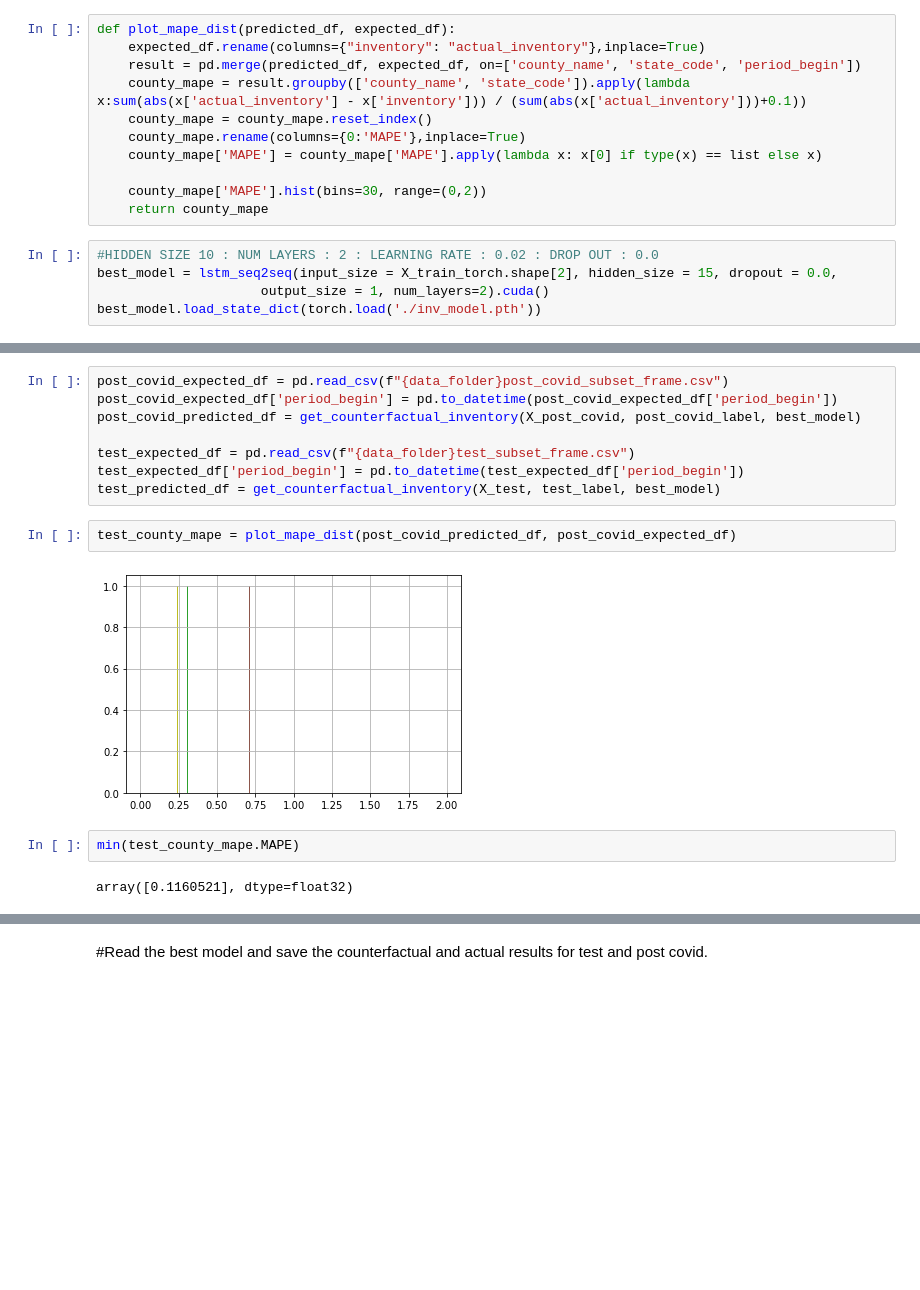
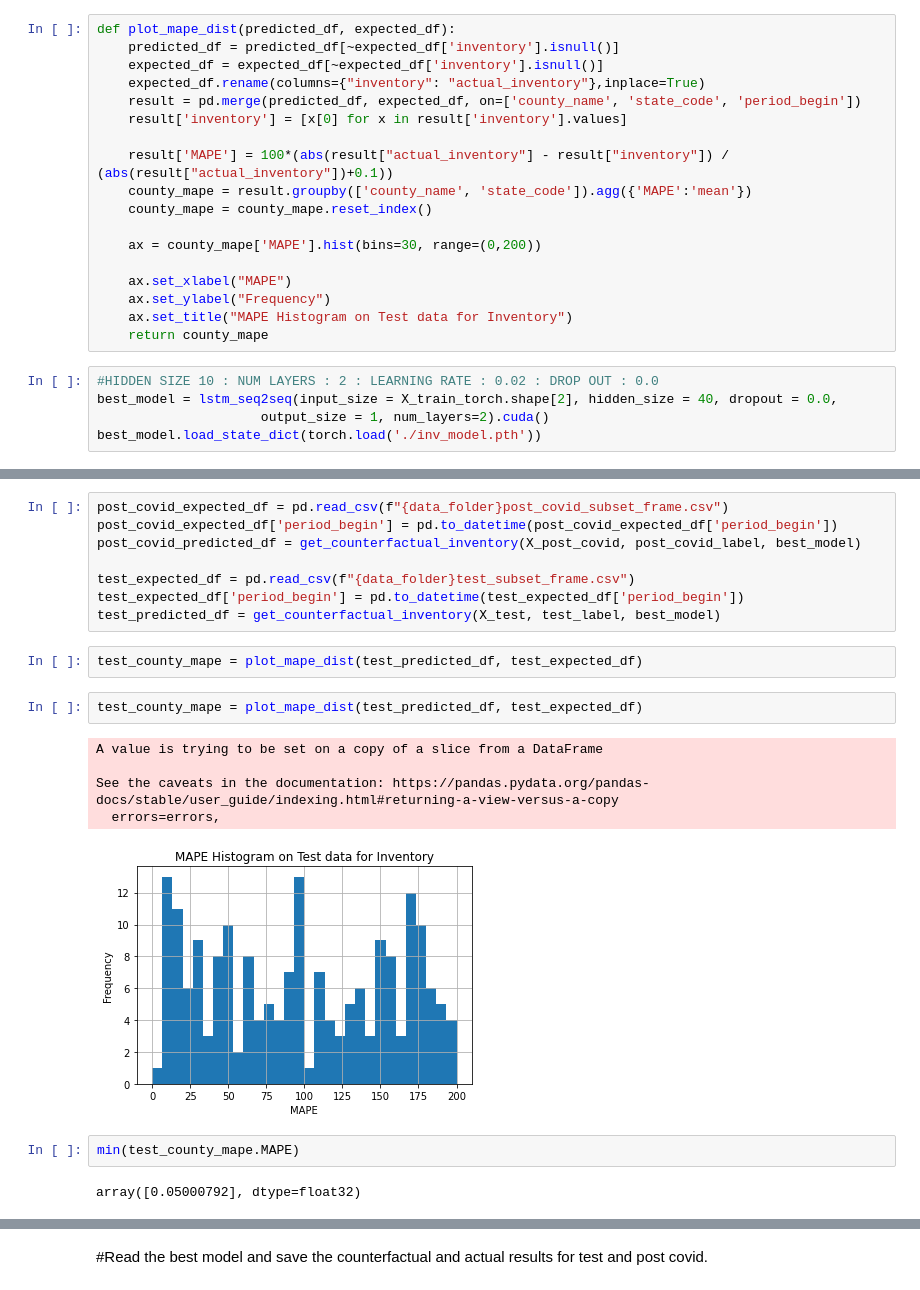
Before and after one commit to sparsha1644/HomePriceBeastNew, a Jupyter notebook: LSTM_EncoderDecoder.ipynb, the cells around one changed output, grey strips where cells are left out. Saved outputs shown, nothing was run; the diff lists cells and outputs as text; blank space fills up the shorter version.

Commit message:
Uploading all model files final version

```diff
--- a/LSTM_EncoderDecoder.ipynb
+++ b/LSTM_EncoderDecoder.ipynb
@@ -570,18 +572,25 @@ def get_counterfactual_inventory(X_post_covid, post_covid_label, lstm_model):
     return counterfactual_df
 # %%
 def plot_mape_dist(predicted_df, expected_df):
+    predicted_df = predicted_df[~expected_df['inventory'].isnull()]
+    expected_df = expected_df[~expected_df['inventory'].isnull()]
     expected_df.rename(columns={"inventory": "actual_inventory"},inplace=True)
     result = pd.merge(predicted_df, expected_df, on=['county_name', 'state_code', 'period_begin'])
-    county_mape = result.groupby(['county_name', 'state_code']).apply(lambda x:sum(abs(x['actual_inventory'] - x['inventory'])) / (sum(abs(x['actual_inventory']))+0.1))
+    result['inventory'] = [x[0] for x in result['inventory'].values]
+
+    result['MAPE'] = 100*(abs(result["actual_inventory"] - result["inventory"]) / (abs(result["actual_inventory"])+0.1))
+    county_mape = result.groupby(['county_name', 'state_code']).agg({'MAPE':'mean'})
     county_mape = county_mape.reset_index()
-    county_mape.rename(columns={0:'MAPE'},inplace=True)
-    county_mape['MAPE'] = county_mape['MAPE'].apply(lambda x: x[0] if type(x) == list else x)
 
-    county_mape['MAPE'].hist(bins=30, range=(0,2))
+    ax = county_mape['MAPE'].hist(bins=30, range=(0,200))
+
+    ax.set_xlabel("MAPE")
+    ax.set_ylabel("Frequency")
+    ax.set_title("MAPE Histogram on Test data for Inventory")
     return county_mape
 # %%
 #HIDDEN SIZE 10 : NUM LAYERS : 2 : LEARNING RATE : 0.02 : DROP OUT : 0.0
-best_model = lstm_seq2seq(input_size = X_train_torch.shape[2], hidden_size = 15, dropout = 0.0,
+best_model = lstm_seq2seq(input_size = X_train_torch.shape[2], hidden_size = 40, dropout = 0.0,
                      output_size = 1, num_layers=2).cuda()
 best_model.load_state_dict(torch.load('./inv_model.pth'))
 # %% [output]
@@ -594,14 +624,20 @@ post_covid_predicted_df = get_counterfactual_inventory(X_post_covid, post_covid_
 test_expected_df = pd.read_csv(f"{data_folder}test_subset_frame.csv")
 test_expected_df['period_begin'] = pd.to_datetime(test_expected_df['period_begin'])
 test_predicted_df = get_counterfactual_inventory(X_test, test_label, best_model)
+# %%
+test_county_mape = plot_mape_dist(test_predicted_df, test_expected_df)
 # %%
-test_county_mape = plot_mape_dist(post_covid_predicted_df, post_covid_expected_df)
+test_county_mape = plot_mape_dist(test_predicted_df, test_expected_df)
 # %% [output]
+A value is trying to be set on a copy of a slice from a DataFrame
+
+See the caveats in the documentation: https://pandas.pydata.org/pandas-docs/stable/user_guide/indexing.html#returning-a-view-versus-a-copy
+  errors=errors,
-[figure, old version]
+[figure, new version]
 # %%
 min(test_county_mape.MAPE)
 # %% [output]
-array([0.1160521], dtype=float32)
+array([0.05000792], dtype=float32)
 # %%
 max(test_county_mape.MAPE)
 # %% [output]
```
Also changed, not shown: parts of 15 cells of this notebook, 32 other files.
